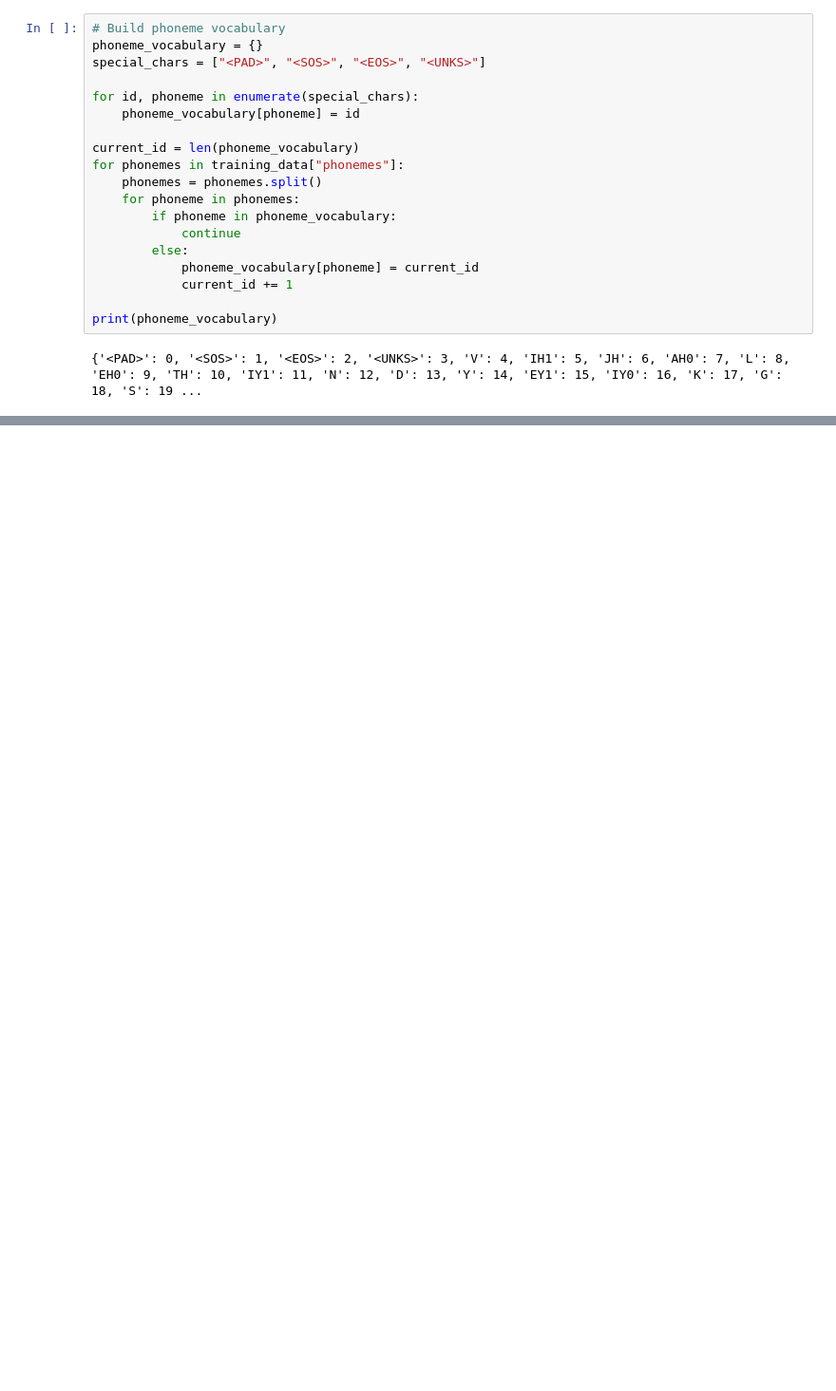
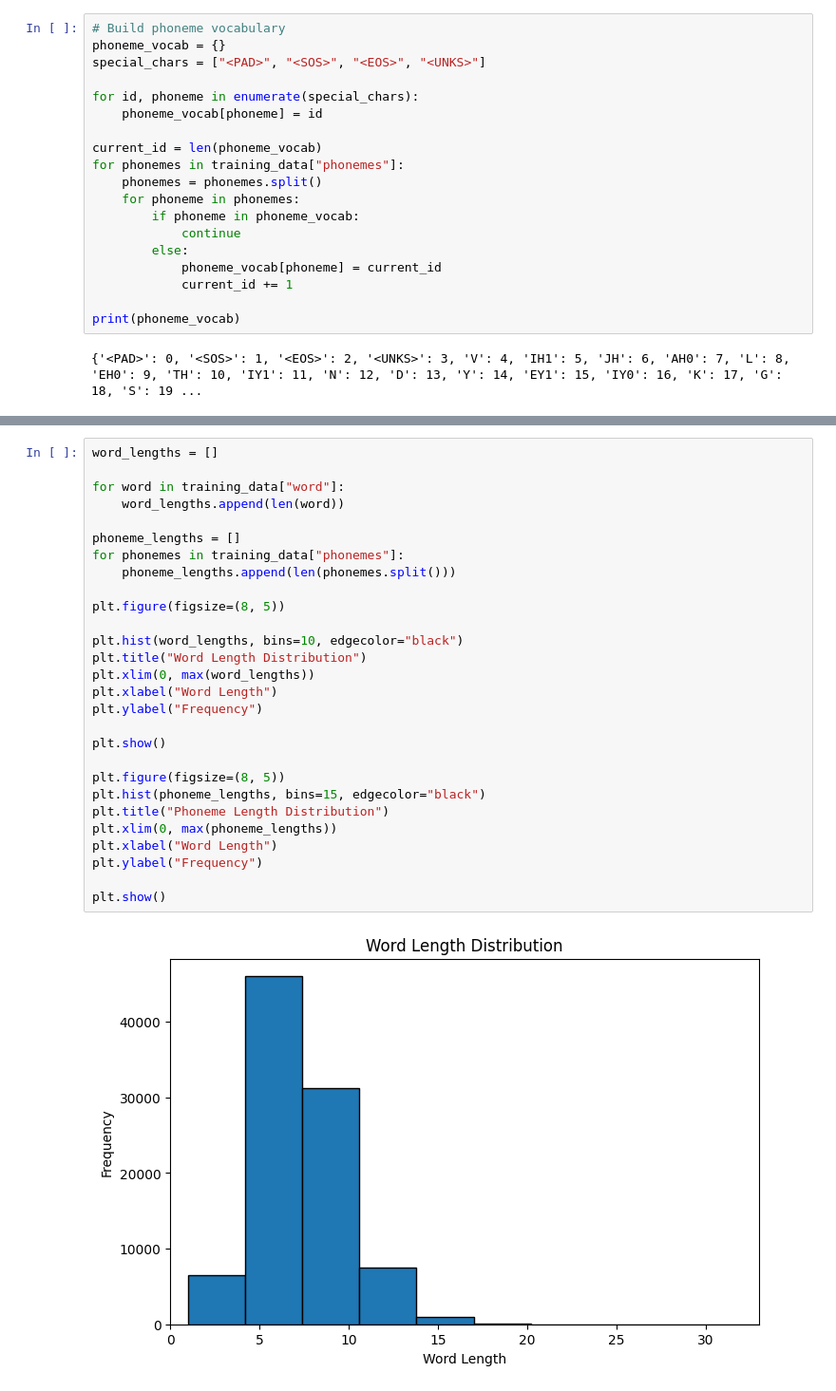
Before and after one commit to EirikSlettan/deep-learning-assignment2, a Jupyter notebook: assignment2.ipynb, the cells around one changed output, grey strips where cells are left out. Shown at 95% size. Saved outputs shown, nothing was run; the diff lists cells and outputs as text; blank space fills up the shorter version.

```diff
--- a/assignment2.ipynb
+++ b/assignment2.ipynb
@@ -39,22 +42,22 @@ print(char_vocabulary)
 {'<PAD>': 0, '<SOS>': 1, '<EOS>': 2, '<UNKS>': 3, 'v': 4, 'i': 5, 'g': 6, 'l': 7, 'e': 8, 't': 9, 'h': 10, 'n': 11, 'd': 12, 'a': 13, 'y': 14, 'c': 15, 's': 16, 'o': 17, 'r': 18, 'u': 19, 'j': 20, 'k' ...
 # %%
 # Build phoneme vocabulary
-phoneme_vocabulary = {}
+phoneme_vocab = {}
 special_chars = ["<PAD>", "<SOS>", "<EOS>", "<UNKS>"]
 
 for id, phoneme in enumerate(special_chars):
-    phoneme_vocabulary[phoneme] = id
+    phoneme_vocab[phoneme] = id
 
-current_id = len(phoneme_vocabulary)
+current_id = len(phoneme_vocab)
 for phonemes in training_data["phonemes"]:
     phonemes = phonemes.split()
     for phoneme in phonemes:
-        if phoneme in phoneme_vocabulary:
+        if phoneme in phoneme_vocab:
             continue
         else:
-            phoneme_vocabulary[phoneme] = current_id
+            phoneme_vocab[phoneme] = current_id
             current_id += 1
 
-print(phoneme_vocabulary)
+print(phoneme_vocab)
 # %% [output]
 {'<PAD>': 0, '<SOS>': 1, '<EOS>': 2, '<UNKS>': 3, 'V': 4, 'IH1': 5, 'JH': 6, 'AH0': 7, 'L': 8, 'EH0': 9, 'TH': 10, 'IY1': 11, 'N': 12, 'D': 13, 'Y': 14, 'EY1': 15, 'IY0': 16, 'K': 17, 'G': 18, 'S': 19 ...
@@ -60,0 +137,30 @@ print(phoneme_vocabulary)
+# %%
+word_lengths = []
+
+for word in training_data["word"]:
+    word_lengths.append(len(word))
+
+phoneme_lengths = []
+for phonemes in training_data["phonemes"]:
+    phoneme_lengths.append(len(phonemes.split()))
+
+plt.figure(figsize=(8, 5))
+
+plt.hist(word_lengths, bins=10, edgecolor="black")
+plt.title("Word Length Distribution")
+plt.xlim(0, max(word_lengths))
+plt.xlabel("Word Length")
+plt.ylabel("Frequency")
+
+plt.show()
+
+plt.figure(figsize=(8, 5))
+plt.hist(phoneme_lengths, bins=15, edgecolor="black")
+plt.title("Phoneme Length Distribution")
+plt.xlim(0, max(phoneme_lengths))
+plt.xlabel("Word Length")
+plt.ylabel("Frequency")
+
+plt.show()
+# %% [output]
+[figure, added]
```
Also changed, not shown: parts of 7 cells of this notebook.
